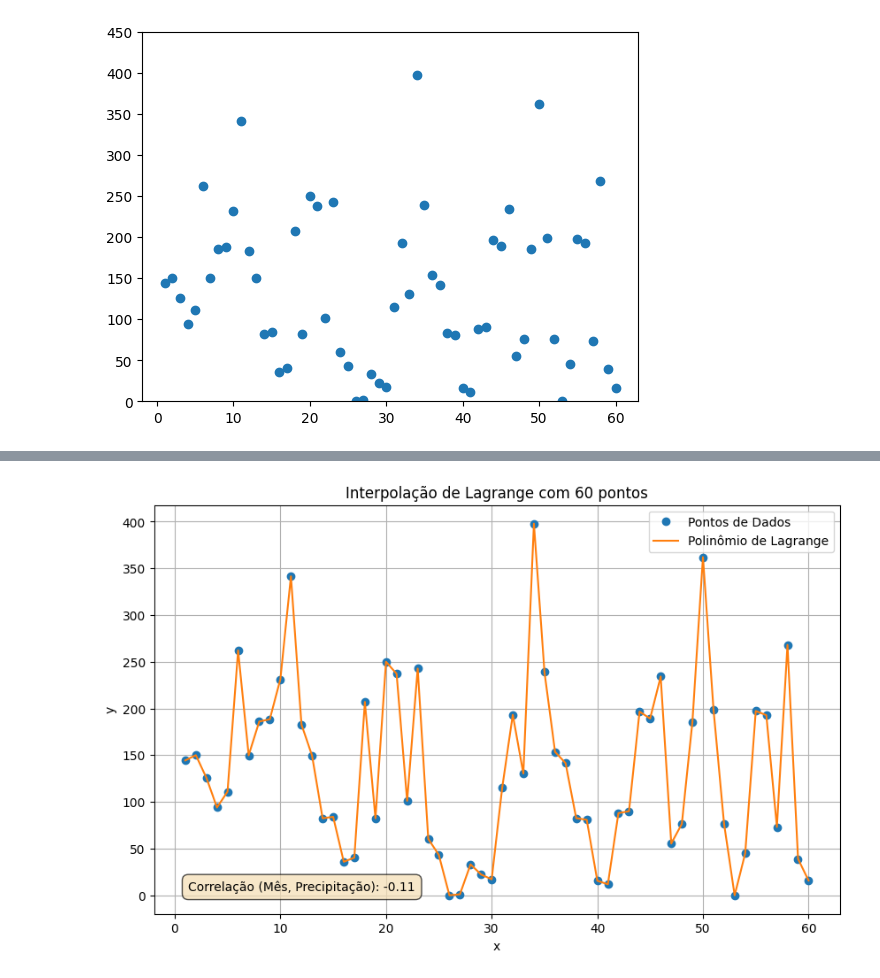
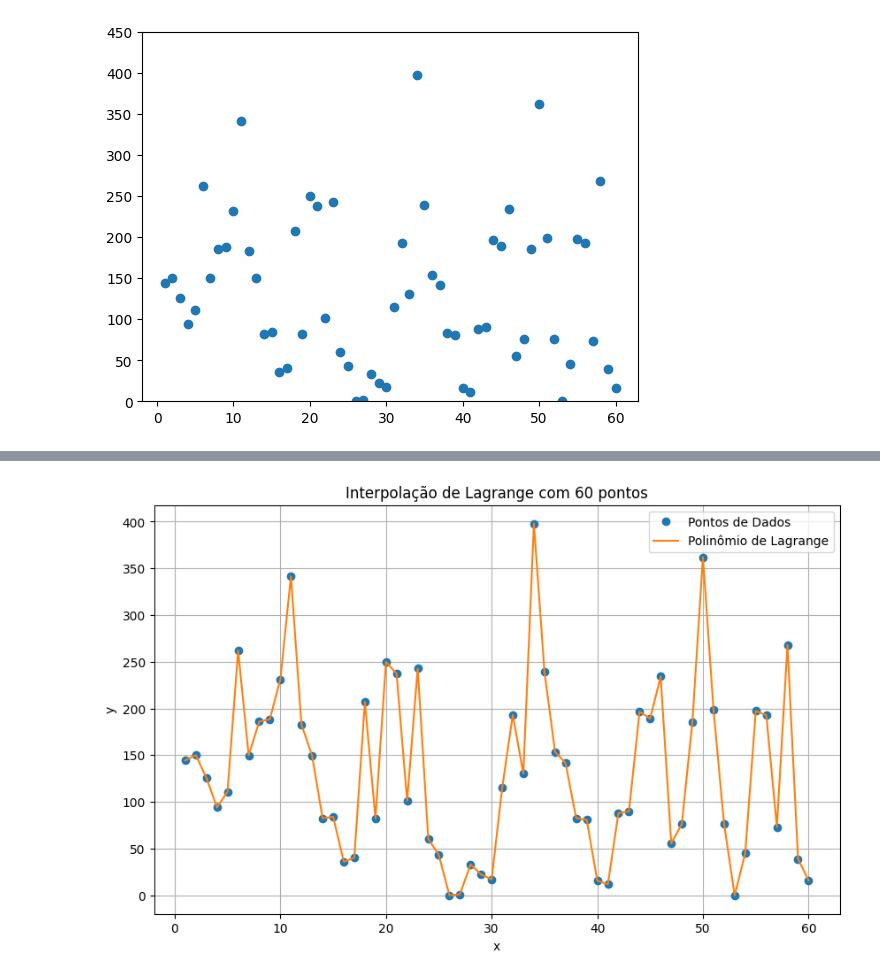
Before and after one commit to asegnibo/Calculo_Numerico, a Jupyter notebook: interpolacao_polinomial.ipynb, the cells around one changed output, grey strips where cells are left out. Drawn from its saved outputs; the diff is of its cells as text; code cells hidden in the pictures.

```diff
--- a/interpolacao_polinomial.ipynb
+++ b/interpolacao_polinomial.ipynb
@@ -66,30 +62,28 @@ Valor interpolado em pi/4: 0.707106781186549
 # %%
 meses = dados['Mês']
 precipitacoes = dados['Precipitação']
 
 num_points = 60
 x_data = np.linspace(0, 2 * np.pi, num_points)
 y_data = np.sin(x_data)
 
 
 x_to_interpolate = np.pi / 4
 
 y_interpolated = lagrange_interpolation(meses, precipitacoes, x_to_interpolate)
 
 x_plot = np.linspace(min(meses), max(meses), 200)
 y_plot_lagrange = [lagrange_interpolation(meses, precipitacoes, xp) for xp in x_plot]
 
 plt.figure(figsize=(10, 6))
 plt.plot(meses, precipitacoes, 'o', label='Pontos de Dados')
 plt.plot(meses, precipitacoes, label='Polinômio de Lagrange')
 plt.xlabel('x')
 plt.ylabel('y')
 plt.title(f'Interpolação de Lagrange com {num_points} pontos')
 plt.legend()
 plt.grid(True)
-texto_correlacao = f"Correlação (Mês, Precipitação): {correlacao:.2f}"
-plt.text(0.05, 0.05, texto_correlacao, transform=plt.gca().transAxes, fontsize=10, verticalalignment='bottom', bbox=dict(boxstyle='round,pad=0.5', fc='wheat', alpha=0.7))
 
 plt.show()
 # %% [output]
-[figure, old version]
+[figure, new version]
```
Also changed, not shown: parts of 3 cells of this notebook.
